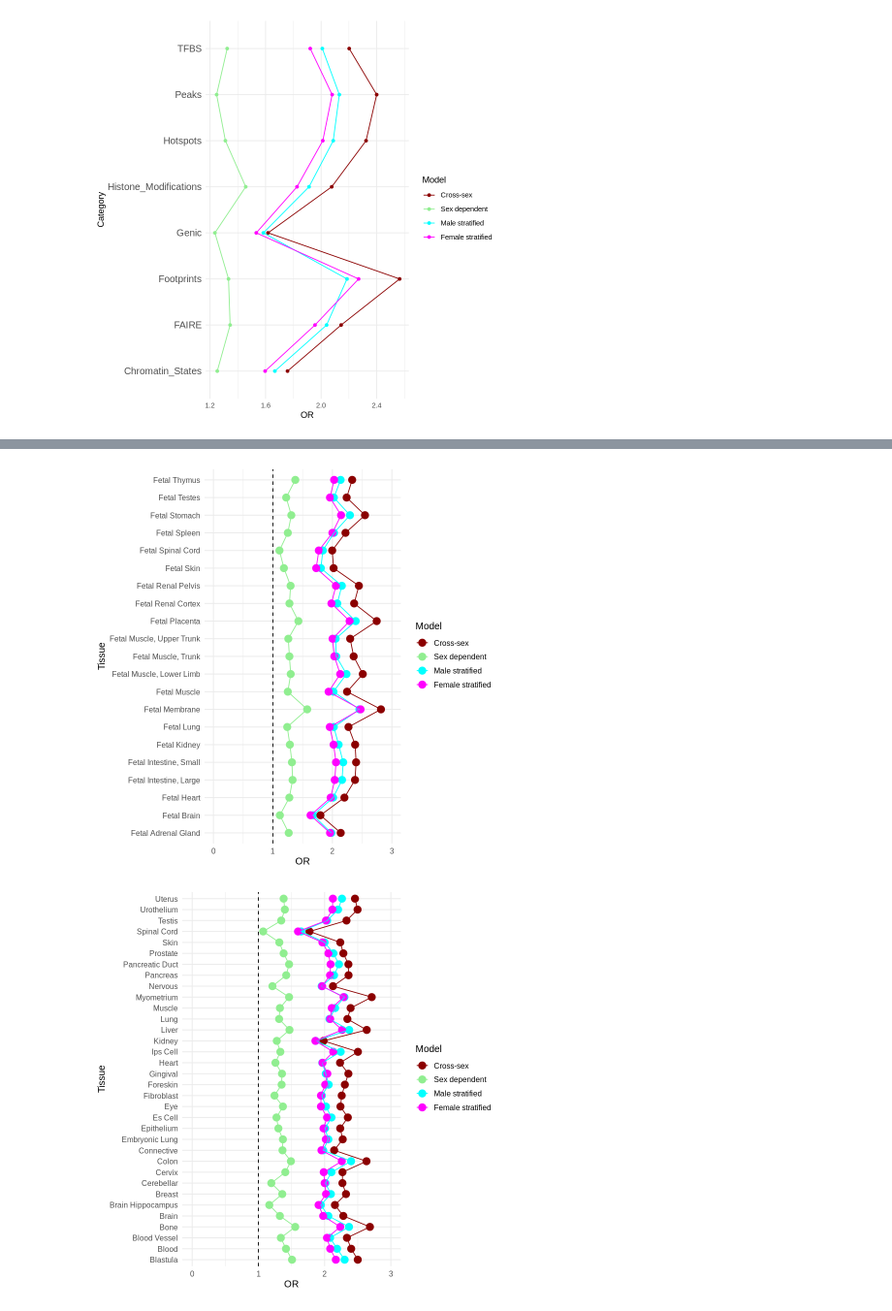
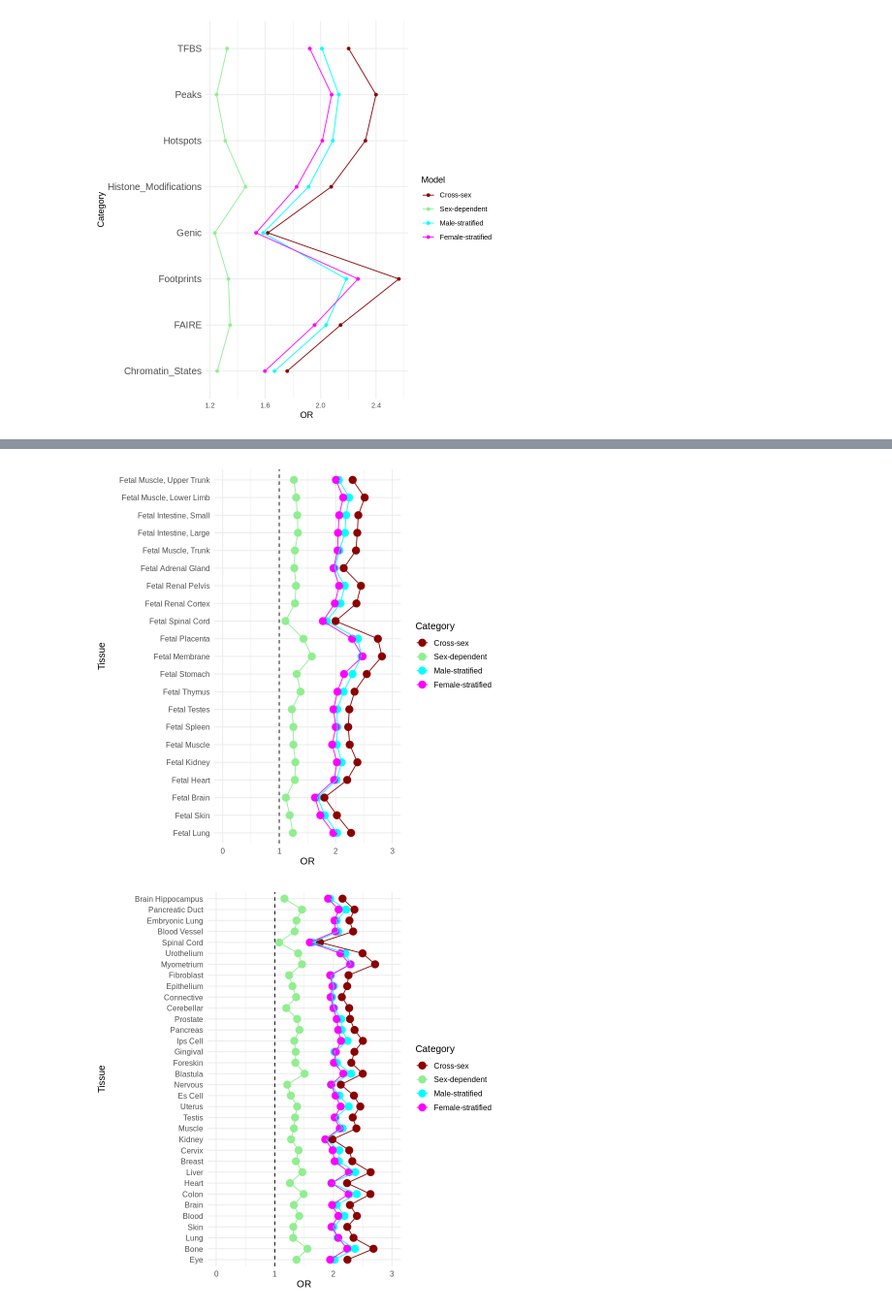
Before and after one commit to wilcas/sex_specific_mQTL, a Jupyter notebook: delahaye_mQTL_analyses/garfield_exploration.ipynb, the cells around one changed output, grey strips where cells are left out. Shown at 97% size. Drawn from its saved outputs; the diff is of its cells as text; code cells hidden in the pictures.

```diff
--- a/delahaye_mQTL_analyses/garfield_exploration.ipynb
+++ b/delahaye_mQTL_analyses/garfield_exploration.ipynb
@@ -29,15 +29,16 @@ garfield_female <- fread("../../1kg_ld_data/output/mqtl_delahaye_richs_female_me
 
 garfield_sex <- fread("../../1kg_ld_data/output/mqtl_delahaye_richs_sex_meta/garfield.test.mqtl_delahaye_richs_sex_meta.out")
 garfield_cord <- fread("../../1kg_ld_data/output/mqtl_aries_cord/garfield.test.mqtl_aries_cord.out")
-garfield_sex$Model = "Sex dependent"
-garfield_male$Model <- "Male stratified"
-garfield_female$Model <- "Female stratified"
+garfield_sex$Model = "Sex-dependent"
+garfield_male$Model <- "Male-stratified"
+garfield_female$Model <- "Female-stratified"
 garfield_marginal$Model = "Cross-sex"
 garfield_cord$Model = "Cord blood"
 # %%
 garfield <- rbindlist(list(garfield_male,garfield_female,garfield_sex,garfield_marginal,garfield_cord))[Model != "Cord blood" & PThresh == 1e-9]
-garfield$Model <- factor(garfield$Model, levels = c("Cross-sex","Sex dependent","Male stratified","Female stratified"))
-
+garfield$Model <- factor(garfield$Model, levels = c("Cross-sex","Sex-dependent","Male-stratified","Female-stratified"))
+garfield$Tissue <- str_to_title(gsub("_"," ",garfield$Tissue))
+garfield$Tissue <- stringr::str_pad(garfield$Tissue,width=30,side="left",pad = " ")
 to_plot <- garfield[,.(OR=mean(OR)),by=c("Model","Category")]
 ggplot(to_plot,aes(Category,OR,color=Model,group=Model)) +
     geom_point(position = "identity", stat="identity") +
@@ -89,19 +90,19 @@ ggplot(garfield[Category == "Footprints",.(OR=mean(OR)),by=c("Model","Tissue")],
     coord_flip(ylim=c(0,3)) +
     theme_minimal(base_size = 12)
 
-ggplot(garfield[Category == "Hotspots" & grepl("fetal",Tissue),.(OR=mean(OR)),by=c("Model","Tissue")],aes(str_to_title(gsub("_"," ",Tissue)),OR,color = Model,group=Model)) +
+ggplot(garfield[Category == "Hotspots" & grepl("Fetal",Tissue),.(OR=mean(OR)),by=c("Model","Tissue")],aes(Tissue,OR,color = Model,group=Model)) +
     geom_point(size=4) +
     geom_line()+
-    labs(x="Tissue")+
+    labs(x="Tissue",color="Category")+
     geom_hline(linetype="dashed",yintercept = 1)+
     scale_color_manual(values=c("dark red","light green","cyan","magenta")) +
     coord_flip(ylim=c(0,3)) +
     theme_minimal(base_size = 12)
 
-ggplot(garfield[Category == "Hotspots" & !grepl("fetal",Tissue),.(OR=mean(OR)),by=c("Model","Tissue")],aes(str_to_title(gsub("_"," ",Tissue)),OR,color = Model,group=Model)) +
+ggplot(garfield[Category == "Hotspots" & !grepl("Fetal",Tissue),.(OR=mean(OR)),by=c("Model","Tissue")],aes(Tissue,OR,color = Model,group=Model)) +
     geom_point(size=4) +
     geom_line()+
-    labs(x="Tissue")+
+    labs(x="Tissue",color="Category")+
     geom_hline(linetype="dashed",yintercept = 1)+
     scale_color_manual(values=c("dark red","light green","cyan","magenta")) +
     coord_flip(ylim=c(0,3)) +
@@ -124,5 +125,5 @@ ggplot(garfield[Category == "FAIRE"],aes(Celltype,OR,color = Model,group=Model))
-[figure, old version]
+[figure, new version]
-[figure, old version]
+[figure, new version]
 [figure]
 # %%
 garfield[Category == "Chromatin_States",.(mean(OR)),by=c("Type","Model")]
```
Also changed, not shown: parts of 4 cells of this notebook, 1 other file.
